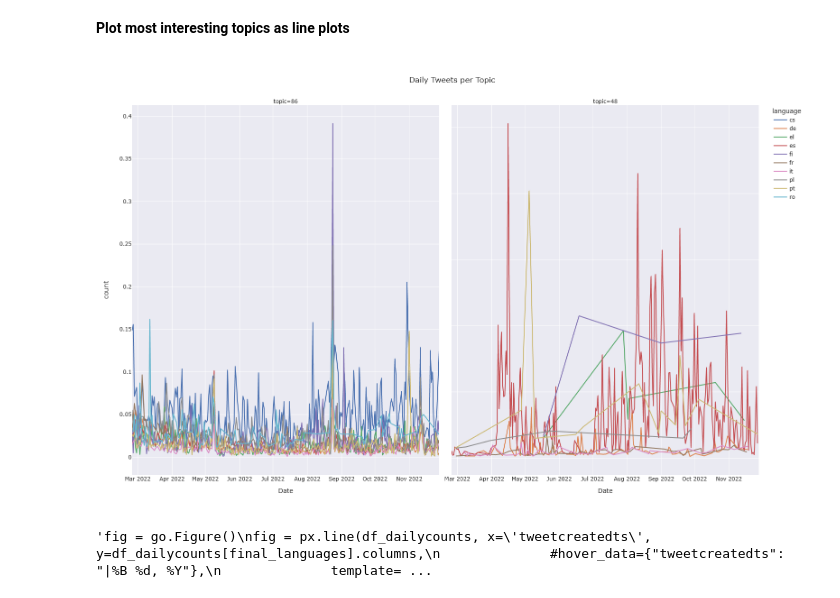
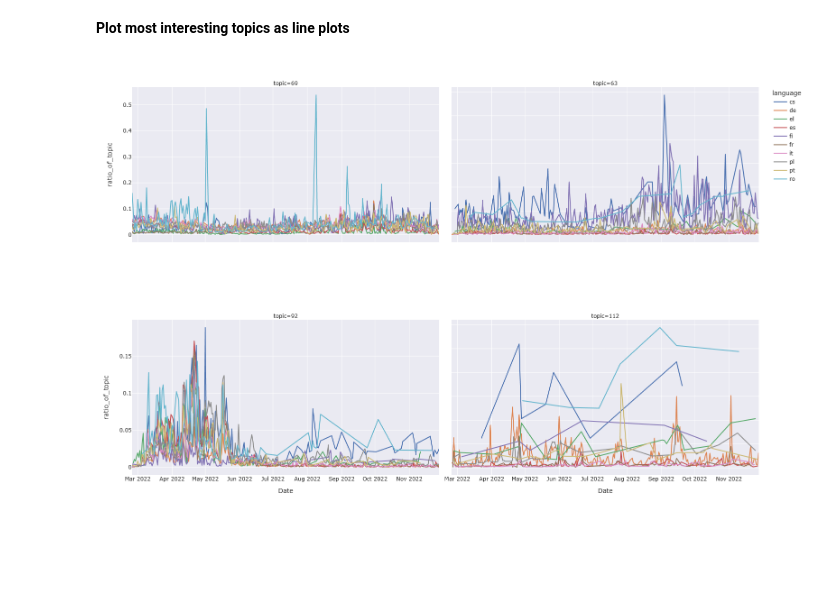
Before and after one commit to elyxlz/Ukraine-Twitter-Analysis, a Jupyter notebook: analysis.ipynb, the cells around one changed output. Cells and saved outputs as stored; diff of their text form; code cells hidden in the pictures; blank space fills up the shorter version.

Commit message:
improved plots

```diff
--- a/analysis.ipynb
+++ b/analysis.ipynb
@@ -839,36 +826,26 @@ fig.write_html('./Plots/r_squared_heatmap.html')
 # %% [markdown]
 **Plot most interesting topics as line plots**
 # %%
+topics_final = [63, 69, 92, 112]
+mask = df_tweet_bytopic_bylanguage.topic.isin(topics_final)
+df_tweet_bytopic_bylanguage = df_tweet_bytopic_bylanguage[mask]
+
 warnings.filterwarnings('ignore')
 #https://plotly.com/python/facet-plots/
 fig = px.line(df_tweet_bytopic_bylanguage,
               x='Date',
-              y='count',
+              y='ratio_of_topic',
               color='language',
               facet_col='topic',
               facet_col_wrap=2,
               facet_row_spacing=0.2,
               width=1000,
               height=1000,
               template='seaborn',
-              title='Daily Tweets per Topic'
              )
 
 fig.update_yaxes(matches=None)
-fig.write_html("./Plots/topic_86.html")
+fig.write_html("./Plots/topic_facet_plot.html")
 fig.show()
-
-"""fig = go.Figure()
-fig = px.line(df_dailycounts, x='tweetcreatedts', y=df_dailycounts[final_languages].columns,
-              #hover_data={"tweetcreatedts": "|%B %d, %Y"},
-              template='seaborn',
-              title='Daily Tweets per language')
-fig.update_xaxes(
-    dtick="M1",
-    tickformat="%b\n%Y")
-
-fig.show()
-fig.write_html("./Plots/.html") # add button to normalize"""
 # %% [output]
-[figure, old version]
+[figure, new version]
-'fig = go.Figure()\nfig = px.line(df_dailycounts, x=\'tweetcreatedts\', y=df_dailycounts[final_languages].columns,\n              #hover_data={"tweetcreatedts": "|%B %d, %Y"},\n              template= ...
```
Also changed, not shown: parts of 10 cells of this notebook, 6 other files.
